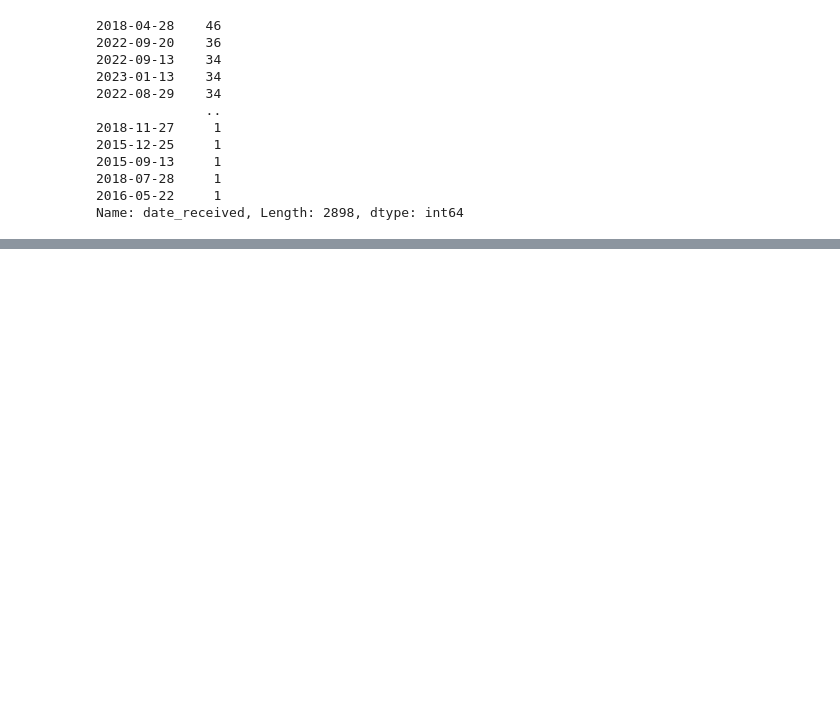
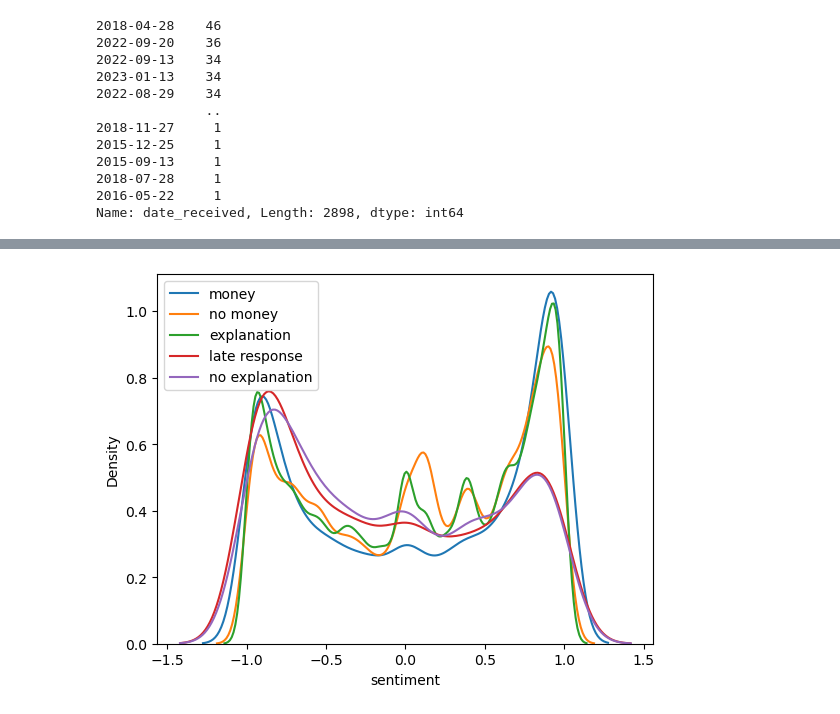
Before and after one commit to DATA-TRAC/consumer-complaint-response, a Jupyter notebook: cely-notebook.ipynb, the cells around one changed output, grey strips where cells are left out. Cells and saved outputs as stored; diff of their text form; code cells hidden in the pictures; blank space fills up the shorter version.

```diff
--- a/cely-notebook.ipynb
+++ b/cely-notebook.ipynb
@@ -126,0 +215,11 @@ Name: date_received, Length: 2898, dtype: int64
+# %%
+
+sns.kdeplot(sentiment_df[sentiment_df.company_response_to_consumer=='Closed with monetary relief'].sentiment, label='money')
+sns.kdeplot(sentiment_df[sentiment_df.company_response_to_consumer=='Closed with non-monetary relief'].sentiment, label='no money')
+sns.kdeplot(sentiment_df[sentiment_df.company_response_to_consumer=='Closed with explanation'].sentiment, label='explanation')
+sns.kdeplot(sentiment_df[sentiment_df.company_response_to_consumer=='Untimely response'].sentiment, label='late response')
+sns.kdeplot(sentiment_df[sentiment_df.company_response_to_consumer=='Closed'].sentiment, label='no explanation')
+plt.legend(['money', 'no money','explanation','late response','no explanation'])
+plt.show()
+# %% [output]
+[figure, added]
```
Also changed, not shown: parts of 32 cells of this notebook.
